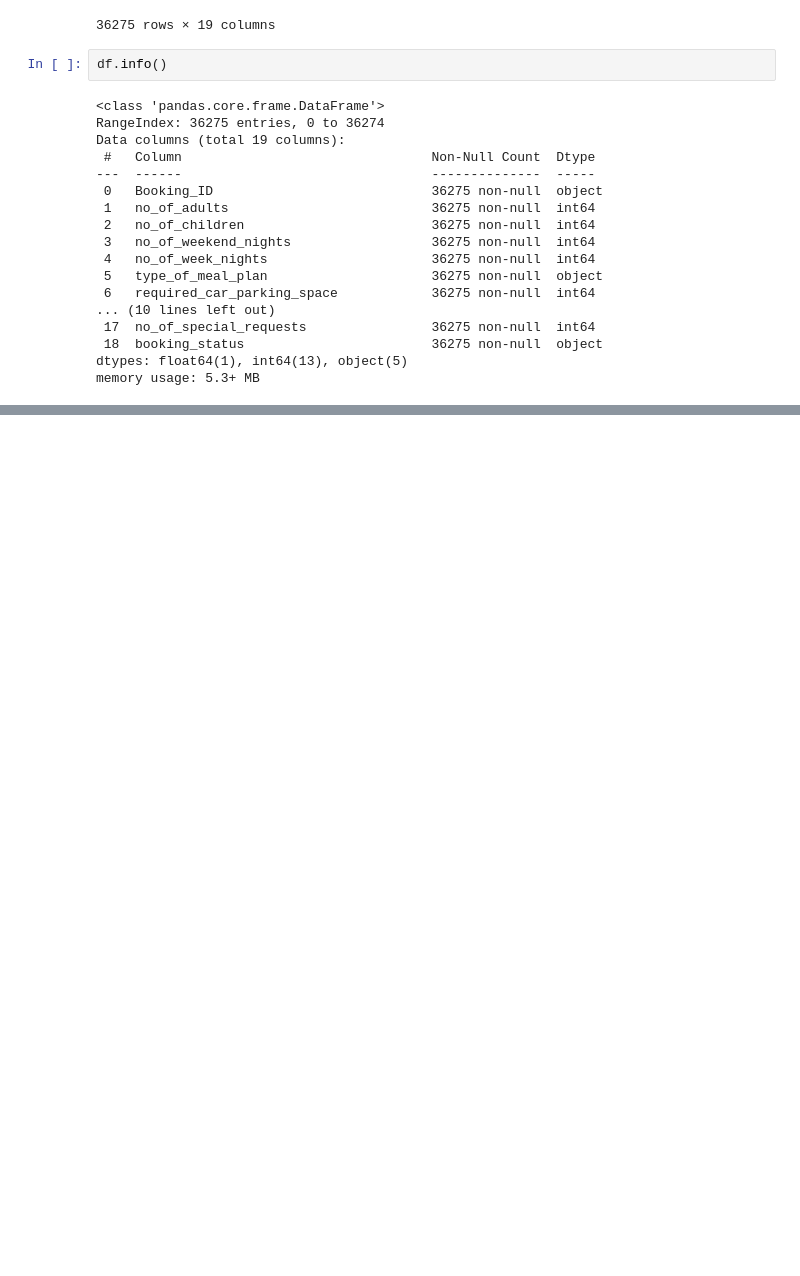
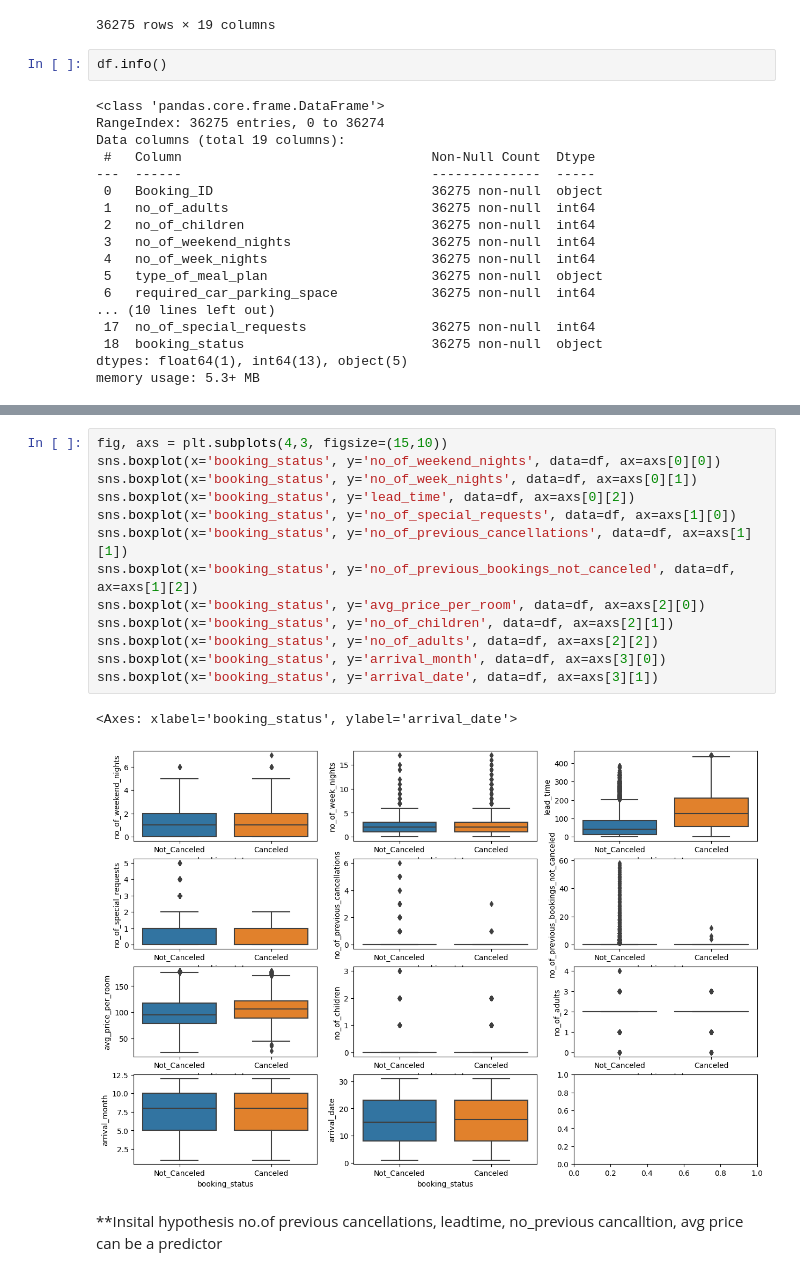
Before and after one commit to Aimal10/schulich_data_science_1, a Jupyter notebook: Final_project.ipynb, the cells around one changed output, grey strips where cells are left out. Drawn from its saved outputs; the diff is of its cells as text; blank space fills up the shorter version.

```diff
--- a/Final_project.ipynb
+++ b/Final_project.ipynb
@@ -66,0 +237,18 @@ df.describe(include='all')
+# %%
+fig, axs = plt.subplots(4,3, figsize=(15,10))
+sns.boxplot(x='booking_status', y='no_of_weekend_nights', data=df, ax=axs[0][0])
+sns.boxplot(x='booking_status', y='no_of_week_nights', data=df, ax=axs[0][1])
+sns.boxplot(x='booking_status', y='lead_time', data=df, ax=axs[0][2])
+sns.boxplot(x='booking_status', y='no_of_special_requests', data=df, ax=axs[1][0])
+sns.boxplot(x='booking_status', y='no_of_previous_cancellations', data=df, ax=axs[1][1])
+sns.boxplot(x='booking_status', y='no_of_previous_bookings_not_canceled', data=df, ax=axs[1][2])
+sns.boxplot(x='booking_status', y='avg_price_per_room', data=df, ax=axs[2][0])
+sns.boxplot(x='booking_status', y='no_of_children', data=df, ax=axs[2][1])
+sns.boxplot(x='booking_status', y='no_of_adults', data=df, ax=axs[2][2])
+sns.boxplot(x='booking_status', y='arrival_month', data=df, ax=axs[3][0])
+sns.boxplot(x='booking_status', y='arrival_date', data=df, ax=axs[3][1])
+# %% [output]
+<Axes: xlabel='booking_status', ylabel='arrival_date'>
+[figure, added]
+# %% [markdown]
+**Insital hypothesis no.of previous cancellations, leadtime, no_previous cancalltion, avg price can be a predictor
```
Also changed, not shown: parts of 52 cells of this notebook.
